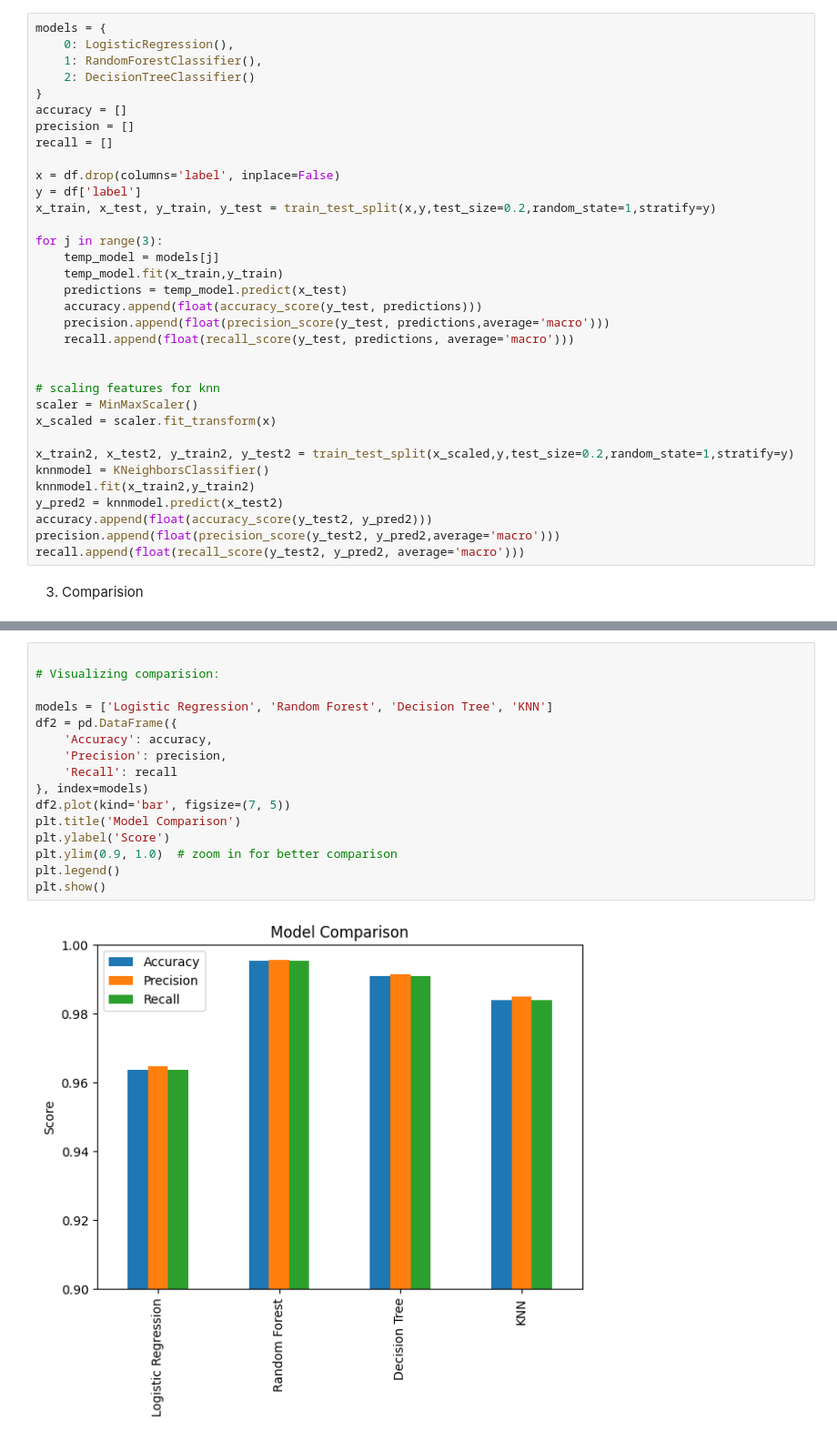
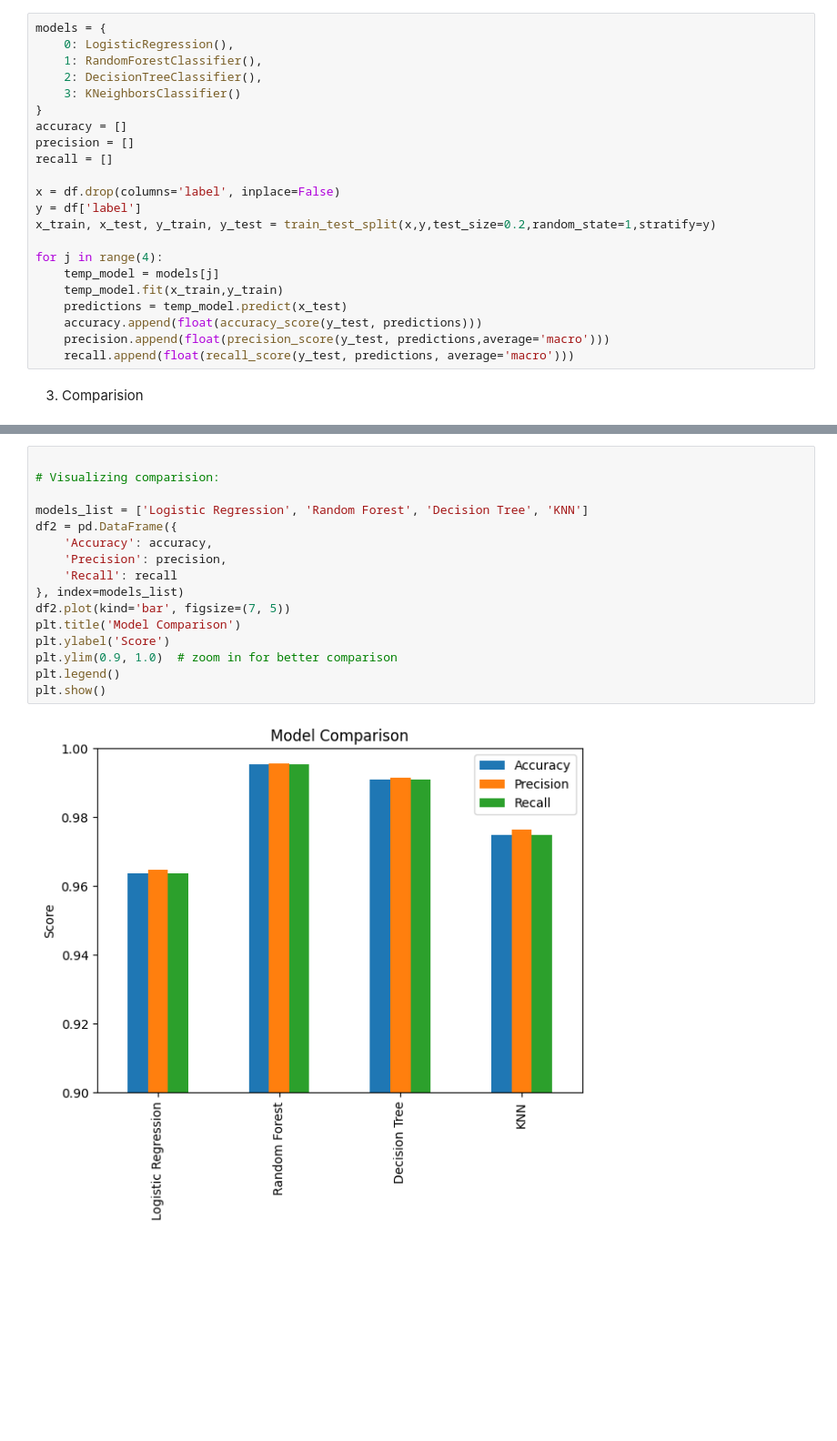
Before and after one commit to Parth-11022004/Crop_recommendation_system_mini_project, a Jupyter notebook: crop.ipynb, the cells around one changed output, grey strips where cells are left out. Shown at 91% size. Cells and saved outputs as stored; diff of their text form; blank space fills up the shorter version.

```diff
--- a/crop.ipynb
+++ b/crop.ipynb
@@ -118,7 +118,8 @@ Name: count, dtype: int64
 models = {
     0: LogisticRegression(),
     1: RandomForestClassifier(),
-    2: DecisionTreeClassifier()
+    2: DecisionTreeClassifier(),
+    3: KNeighborsClassifier()
 }
 accuracy = []
 precision = []
@@ -128,26 +129,13 @@ x = df.drop(columns='label', inplace=False)
 y = df['label']
 x_train, x_test, y_train, y_test = train_test_split(x,y,test_size=0.2,random_state=1,stratify=y)
 
-for j in range(3):
+for j in range(4):
     temp_model = models[j]
     temp_model.fit(x_train,y_train)
     predictions = temp_model.predict(x_test)
     accuracy.append(float(accuracy_score(y_test, predictions)))
     precision.append(float(precision_score(y_test, predictions,average='macro')))
     recall.append(float(recall_score(y_test, predictions, average='macro')))
-
-
-# scaling features for knn
-scaler = MinMaxScaler()
-x_scaled = scaler.fit_transform(x)
-
-x_train2, x_test2, y_train2, y_test2 = train_test_split(x_scaled,y,test_size=0.2,random_state=1,stratify=y)
-knnmodel = KNeighborsClassifier()
-knnmodel.fit(x_train2,y_train2)
-y_pred2 = knnmodel.predict(x_test2)
-accuracy.append(float(accuracy_score(y_test2, y_pred2)))
-precision.append(float(precision_score(y_test2, y_pred2,average='macro')))
-recall.append(float(recall_score(y_test2, y_pred2, average='macro')))
 # %% [markdown]
 3) Comparision
 # %%
@@ -170,18 +158,18 @@ print(metrics_df)
 # %%
 
 # Visualizing comparision:
 
-models = ['Logistic Regression', 'Random Forest', 'Decision Tree', 'KNN']
+models_list = ['Logistic Regression', 'Random Forest', 'Decision Tree', 'KNN']
 df2 = pd.DataFrame({
     'Accuracy': accuracy,
     'Precision': precision,
     'Recall': recall
-}, index=models)
+}, index=models_list)
 df2.plot(kind='bar', figsize=(7, 5))
 plt.title('Model Comparison')
 plt.ylabel('Score')
 plt.ylim(0.9, 1.0)  # zoom in for better comparison
 plt.legend()
 plt.show()
 # %% [output]
-[figure, old version]
+[figure, new version]
```
Also changed, not shown: parts of 3 cells of this notebook, 1 other file.
